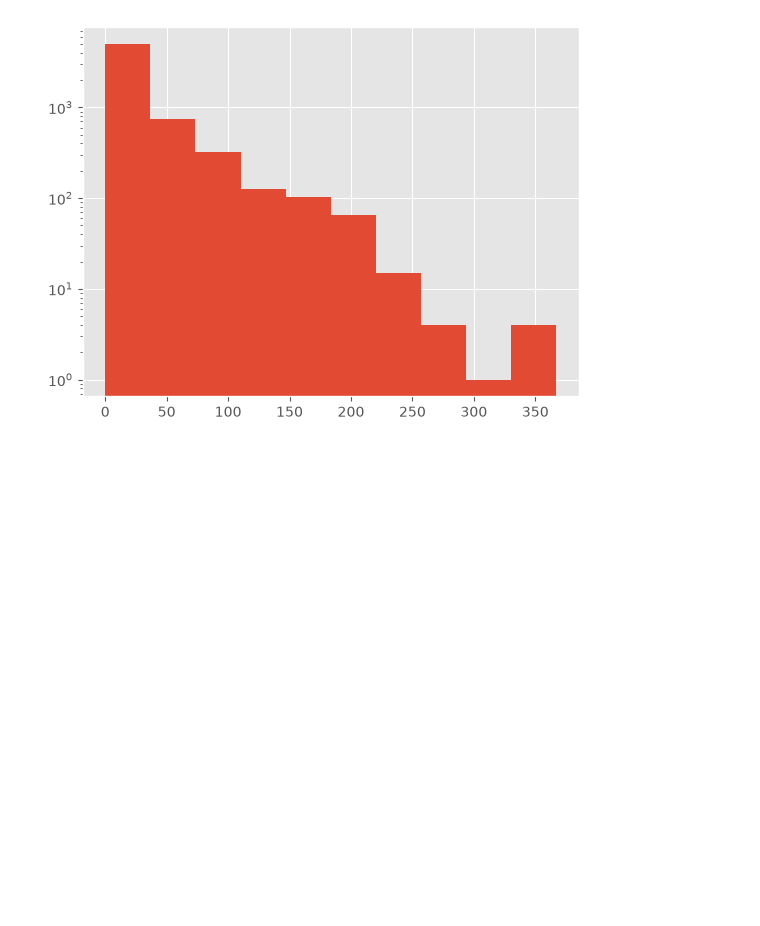
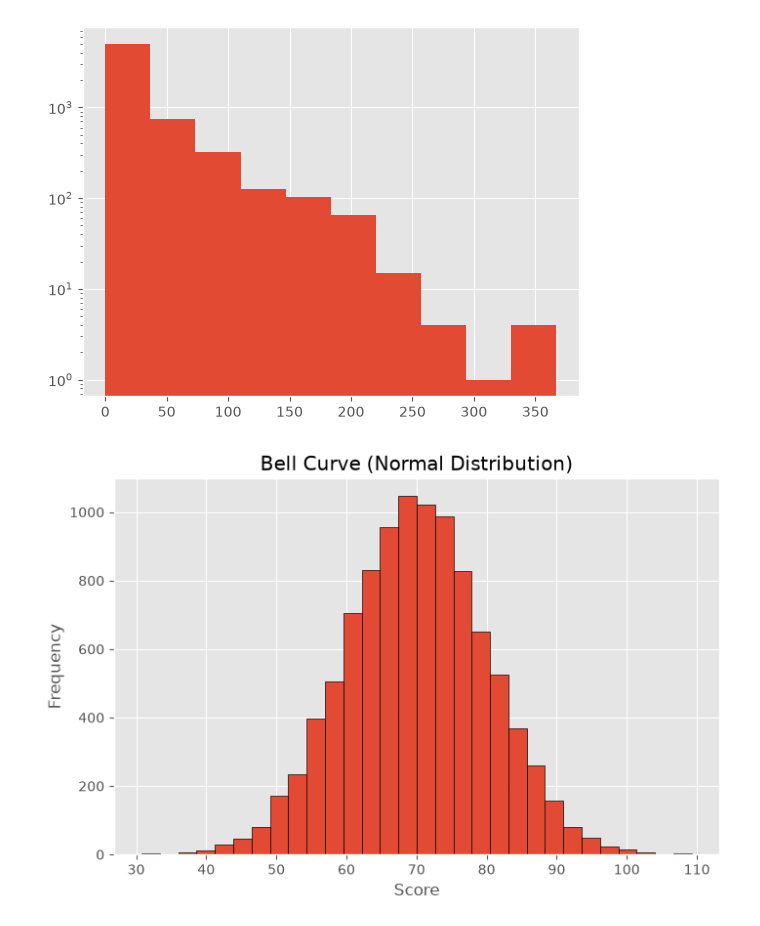
Before and after one commit to BhaveshDotCom/PythonEcosystem, a Jupyter notebook: Matplotlib/notebooks/Histogram.ipynb, the cells around one changed output. Drawn from its saved outputs; the diff is of its cells as text; code cells hidden in the pictures; blank space fills up the shorter version.

Commit message:
bell curve

```diff
--- a/Matplotlib/notebooks/Histogram.ipynb
+++ b/Matplotlib/notebooks/Histogram.ipynb
@@ -43,3 +43,20 @@ plt.show()
 # taxi_distance.shape
 # %% [output]
 [figure]
+# %%
+np.random.seed(42)
+
+df = pd.DataFrame({
+    "Score": np.random.normal(loc=70, scale=10, size=10000)
+})
+
+df["Score"] = df["Score"].round(2)
+
+plt.figure(figsize=(8, 5))
+plt.hist(df["Score"], bins=30, edgecolor="black")
+plt.title("Bell Curve (Normal Distribution)")
+plt.xlabel("Score")
+plt.ylabel("Frequency")
+plt.show()
+# %% [output]
+[figure, added]
```
